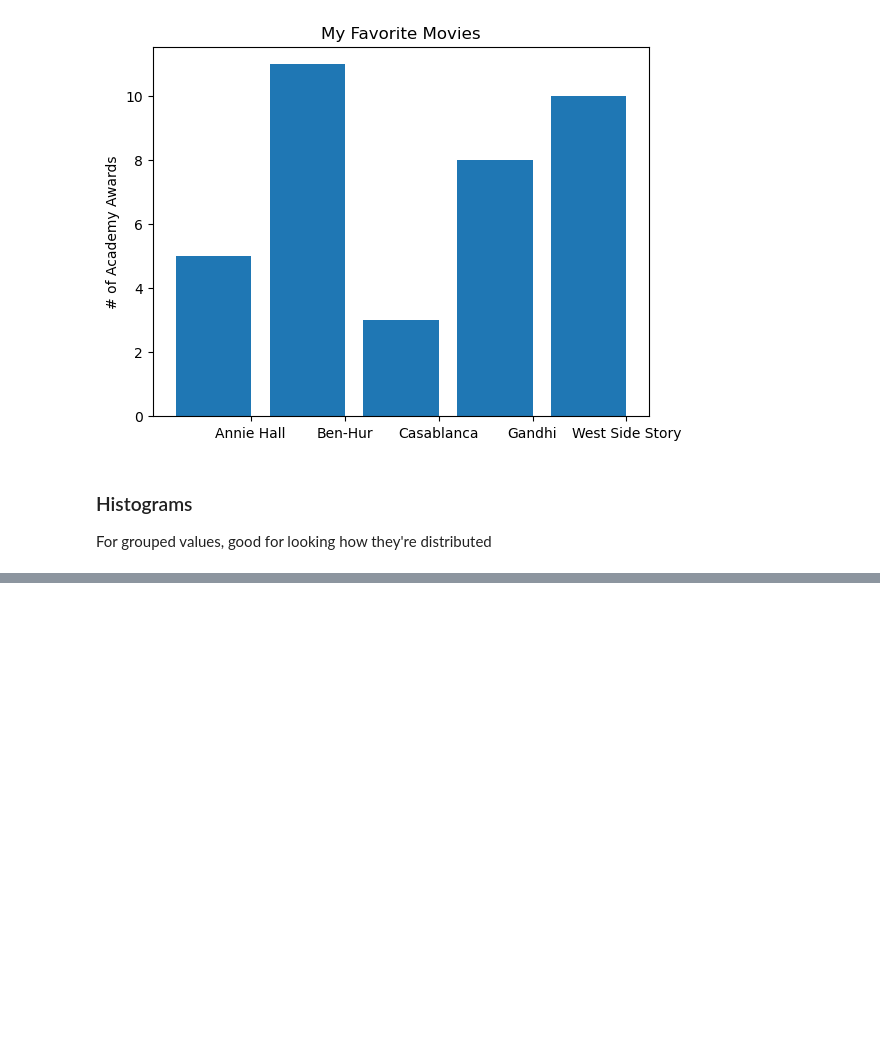
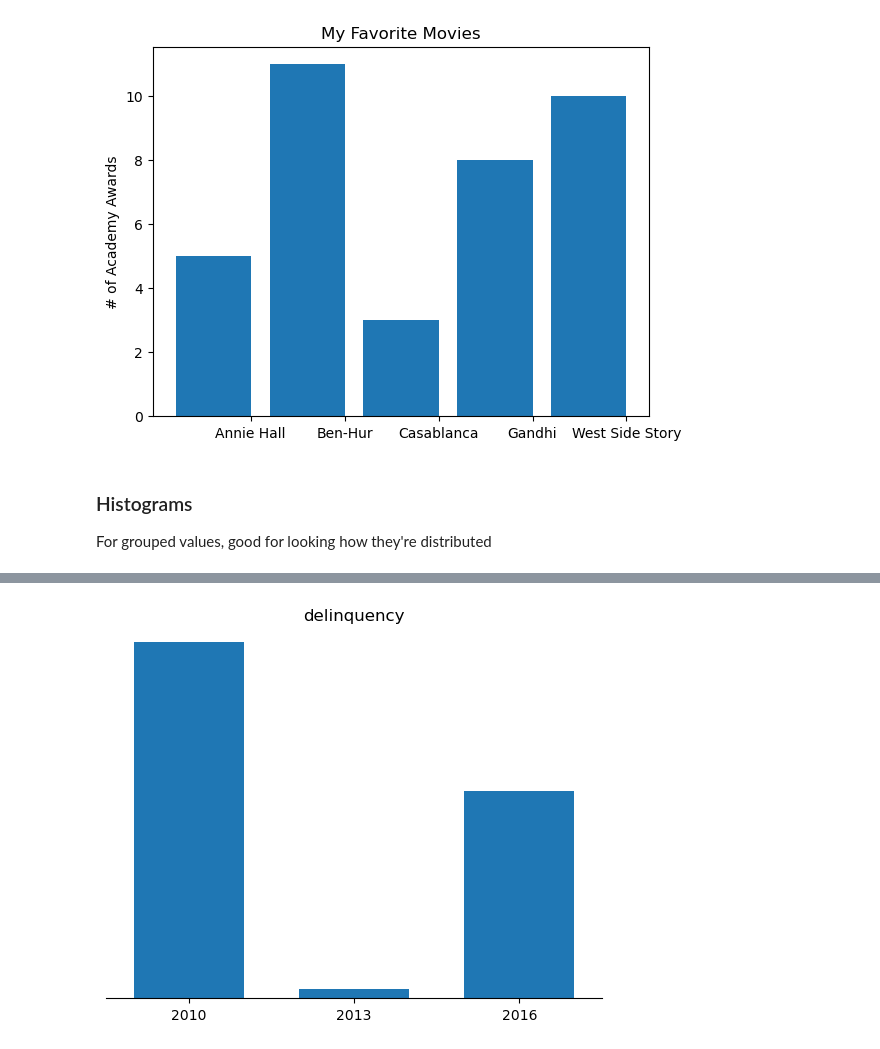
Before and after one commit to C11R11/DataTraining, a Jupyter notebook: Books/Data Science from Scratch/Chapter_2.ipynb, the cells around one changed output, grey strips where cells are left out. Cells and saved outputs as stored; diff of their text form; code cells hidden in the pictures; blank space fills up the shorter version.

```diff
--- a/Books/Data Science from Scratch/Chapter_2.ipynb
+++ b/Books/Data Science from Scratch/Chapter_2.ipynb
@@ -72,0 +103,19 @@ plt.show()
+# %%
+perYear = [30.7, 22.8, 27.3]
+years = [2010, 2013, 2016]
+
+plt.bar([2010, 2013, 2016], perYear, 2)
+plt.xticks(years)
+plt.ticklabel_format(useOffset=False)
+
+plt.yticks([])
+plt.rcParams['axes.spines.left'] = False
+plt.rcParams['axes.spines.right'] = False
+plt.rcParams['axes.spines.top'] = False
+
+# misleading y-axis only shows the part above 500
+plt.axis([2008.5,2017.5,22.6,31])
+plt.title("delinquency")
+plt.show()
+# %% [output]
+[figure, added]
```
Also changed, not shown: parts of 8 cells of this notebook, 2 other files.
